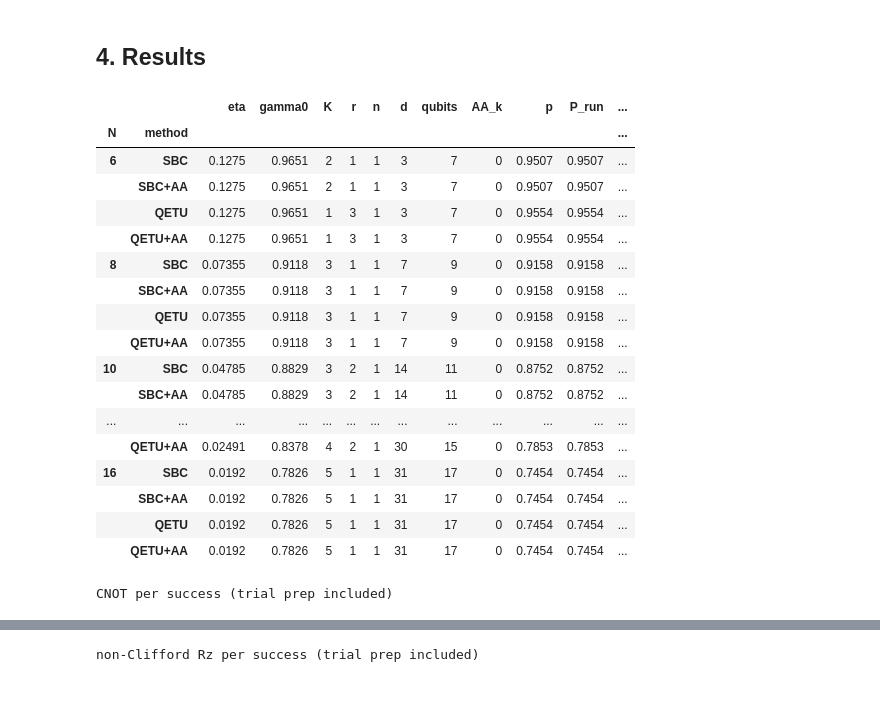
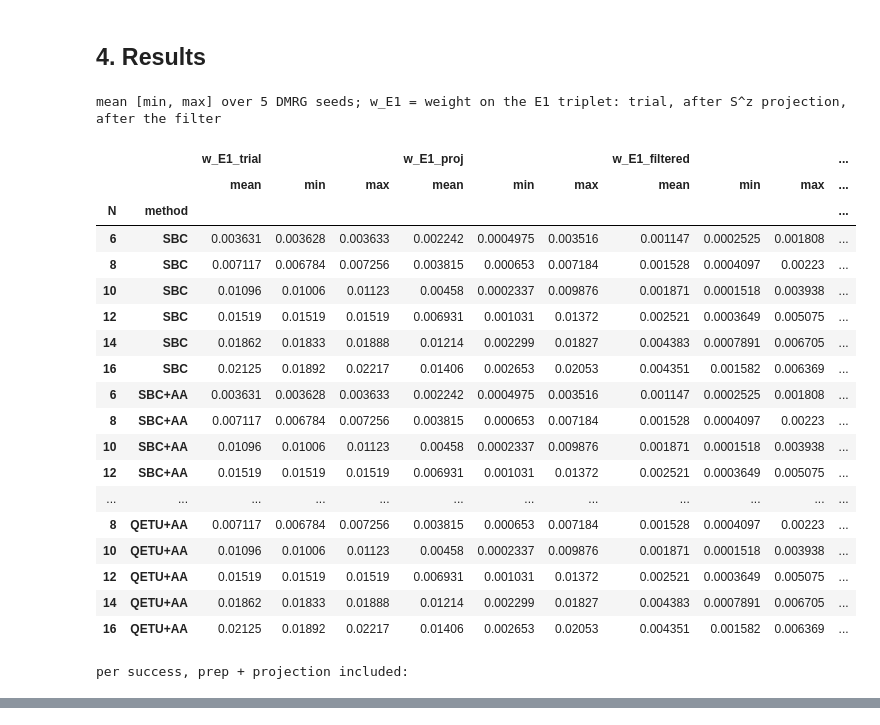
Before and after one commit to aaronseymour7/CLAUDE, a Jupyter notebook: ORNL/workflow_study.ipynb, the cells around one changed output, grey strips where cells are left out. Cells and saved outputs as stored; diff of their text form; code cells hidden in the pictures; blank space fills up the shorter version.

```diff
--- a/ORNL/workflow_study.ipynb
+++ b/ORNL/workflow_study.ipynb
@@ -353,8 +413,8 @@ def qetu_phases(K, r):
     return sol.x, err
 
 checks = []
-for N in NS:
-    ch = chains[N]; b = res[(res.N == N) & (res.method == "QETU")].iloc[0]
+for N in NS:                          # first seed only: QETU and SBC share p and 1 - F for any trial
+    ch = chains[(N, SEEDS[0])]; b = res[(res.N == N) & (res.seed == SEEDS[0]) & (res.method == "QETU")].iloc[0]
     K, r, n = int(b.K), int(b.r), int(b.n)
     phi, err = qetu_phases(K, r)
     U = QuantumCircuit(N + 1); U.rx(-2 * phi[0], N)                    # e^{iφX} = Rx(-2φ)
@@ -382,43 +442,54 @@ checks.to_csv("results/workflow_qetu_check.csv")
 # %% [markdown]
 ## 4. Results
 # %%
-fmt = {c: "{:.4g}" for c in ["eta", "gamma0", "p", "P_run", "CNOT_run", "Rz_run", "CNOT_per_success", "Rz_per_success",
-                              "filter_CNOT_per_success", "filter_Rz_per_success"]}
-fmt["infid"] = "{:.2e}"
-display(res.set_index(["N", "method"]).style.format(fmt))
+# mean and range (min, max) over the DMRG seeds, per N and method
+agg_cols = ["w_E1_trial", "w_E1_proj", "w_E1_filtered", "gamma0", "p", "infid", "CNOT_per_success", "Rz_per_success"]
+summ = res.groupby(["N", "method"])[agg_cols].agg(["mean", "min", "max"])
+pd.set_option("display.float_format", "{:.4g}".format)
+print(f"mean [min, max] over {len(SEEDS)} DMRG seeds; w_E1 = weight on the E1 triplet: trial, after S^z projection, after the filter")
+display(summ.loc[(slice(None), METHODS), :])
+summ.to_csv("results/workflow_study_seed_stats.csv")
 
-print("\nCNOT per success (trial prep included)")
-display(res.pivot(index="N", columns="method", values="CNOT_per_success")[METHODS].style.format("{:.4g}"))
-print("non-Clifford Rz per success (trial prep included)")
-display(res.pivot(index="N", columns="method", values="Rz_per_success")[METHODS].style.format("{:.4g}"))
-print("qubits")
-display(res.pivot(index="N", columns="method", values="qubits")[METHODS])
+def cell(x, f):
+    return f"{f.format(x['mean'])} [{f.format(x['min'])}, {f.format(x['max'])}]"
+tab = []
+for N in NS:
+    s = summ.loc[(N, "SBC")]; q = summ.loc[(N, "QETU")]
+    tab.append(dict(N=N, w_E1_trial=cell(s["w_E1_trial"], "{:.4f}"), w_E1_proj=cell(s["w_E1_proj"], "{:.4f}"),
+                    gamma0=cell(s["gamma0"], "{:.3f}"), SBC_CNOT=cell(s["CNOT_per_success"], "{:,.0f}"),
+                    QETU_CNOT=cell(q["CNOT_per_success"], "{:,.0f}"), SBC_Rz=cell(s["Rz_per_success"], "{:,.0f}")))
+print("\nper success, prep + projection included:")
+display(pd.DataFrame(tab).set_index("N"))
+print("qubits (seed-independent where the filter choice agrees)")
+display(res.groupby(["N", "method"]).qubits.agg(["min", "max"]).unstack()[["min", "max"]])
 
 fits = []
 for name in METHODS:
-    s = res[res.method == name]
+    s = res[res.method == name].groupby("N").mean(numeric_only=True)
     for col in ("CNOT_per_success", "Rz_per_success", "filter_CNOT_per_success"):
-        a, b = np.polyfit(np.log(s.N), np.log(s[col]), 1)
+        a, b = np.polyfit(np.log(s.index), np.log(s[col]), 1)
         fits.append(dict(method=name, quantity=col, exponent_in_N=a, prefactor=np.exp(b)))
-print("power-law fits  cost ≈ C · N^α  over N =", NS)
+print("power-law fits of the seed mean  cost ≈ C · N^α  over N =", NS)
 display(pd.DataFrame(fits).pivot(index="method", columns="quantity", values="exponent_in_N").loc[METHODS].round(2))
 # %% [output]
+mean [min, max] over 5 DMRG seeds; w_E1 = weight on the E1 triplet: trial, after S^z projection, after the filter
-|  |  | eta | gamma0 | K | r | n | d | qubits | AA_k | p | P_run | ... |
-| N | method |  |  |  |  |  |  |  |  |  |  | ... |
-| 6 | SBC | 0.1275 | 0.9651 | 2 | 1 | 1 | 3 | 7 | 0 | 0.9507 | 0.9507 | ... |
-|  | SBC+AA | 0.1275 | 0.9651 | 2 | 1 | 1 | 3 | 7 | 0 | 0.9507 | 0.9507 | ... |
-|  | QETU | 0.1275 | 0.9651 | 1 | 3 | 1 | 3 | 7 | 0 | 0.9554 | 0.9554 | ... |
-|  | QETU+AA | 0.1275 | 0.9651 | 1 | 3 | 1 | 3 | 7 | 0 | 0.9554 | 0.9554 | ... |
-| 8 | SBC | 0.07355 | 0.9118 | 3 | 1 | 1 | 7 | 9 | 0 | 0.9158 | 0.9158 | ... |
-|  | SBC+AA | 0.07355 | 0.9118 | 3 | 1 | 1 | 7 | 9 | 0 | 0.9158 | 0.9158 | ... |
-|  | QETU | 0.07355 | 0.9118 | 3 | 1 | 1 | 7 | 9 | 0 | 0.9158 | 0.9158 | ... |
-|  | QETU+AA | 0.07355 | 0.9118 | 3 | 1 | 1 | 7 | 9 | 0 | 0.9158 | 0.9158 | ... |
-| 10 | SBC | 0.04785 | 0.8829 | 3 | 2 | 1 | 14 | 11 | 0 | 0.8752 | 0.8752 | ... |
-|  | SBC+AA | 0.04785 | 0.8829 | 3 | 2 | 1 | 14 | 11 | 0 | 0.8752 | 0.8752 | ... |
-| ... | ... | ... | ... | ... | ... | ... | ... | ... | ... | ... | ... | ... |
-|  | QETU+AA | 0.02491 | 0.8378 | 4 | 2 | 1 | 30 | 15 | 0 | 0.7853 | 0.7853 | ... |
-| 16 | SBC | 0.0192 | 0.7826 | 5 | 1 | 1 | 31 | 17 | 0 | 0.7454 | 0.7454 | ... |
-|  | SBC+AA | 0.0192 | 0.7826 | 5 | 1 | 1 | 31 | 17 | 0 | 0.7454 | 0.7454 | ... |
-|  | QETU | 0.0192 | 0.7826 | 5 | 1 | 1 | 31 | 17 | 0 | 0.7454 | 0.7454 | ... |
-|  | QETU+AA | 0.0192 | 0.7826 | 5 | 1 | 1 | 31 | 17 | 0 | 0.7454 | 0.7454 | ... |
+|  |  | w_E1_trial |  |  | w_E1_proj |  |  | w_E1_filtered |  |  | ... |
+|  |  | mean | min | max | mean | min | max | mean | min | max | ... |
+| N | method |  |  |  |  |  |  |  |  |  | ... |
+| 6 | SBC | 0.003631 | 0.003628 | 0.003633 | 0.002242 | 0.0004975 | 0.003516 | 0.001147 | 0.0002525 | 0.001808 | ... |
+| 8 | SBC | 0.007117 | 0.006784 | 0.007256 | 0.003815 | 0.000653 | 0.007184 | 0.001528 | 0.0004097 | 0.00223 | ... |
+| 10 | SBC | 0.01096 | 0.01006 | 0.01123 | 0.00458 | 0.0002337 | 0.009876 | 0.001871 | 0.0001518 | 0.003938 | ... |
+| 12 | SBC | 0.01519 | 0.01519 | 0.01519 | 0.006931 | 0.001031 | 0.01372 | 0.002521 | 0.0003649 | 0.005075 | ... |
+| 14 | SBC | 0.01862 | 0.01833 | 0.01888 | 0.01214 | 0.002299 | 0.01827 | 0.004383 | 0.0007891 | 0.006705 | ... |
+| 16 | SBC | 0.02125 | 0.01892 | 0.02217 | 0.01406 | 0.002653 | 0.02053 | 0.004351 | 0.001582 | 0.006369 | ... |
+| 6 | SBC+AA | 0.003631 | 0.003628 | 0.003633 | 0.002242 | 0.0004975 | 0.003516 | 0.001147 | 0.0002525 | 0.001808 | ... |
+| 8 | SBC+AA | 0.007117 | 0.006784 | 0.007256 | 0.003815 | 0.000653 | 0.007184 | 0.001528 | 0.0004097 | 0.00223 | ... |
+| 10 | SBC+AA | 0.01096 | 0.01006 | 0.01123 | 0.00458 | 0.0002337 | 0.009876 | 0.001871 | 0.0001518 | 0.003938 | ... |
+| 12 | SBC+AA | 0.01519 | 0.01519 | 0.01519 | 0.006931 | 0.001031 | 0.01372 | 0.002521 | 0.0003649 | 0.005075 | ... |
+| ... | ... | ... | ... | ... | ... | ... | ... | ... | ... | ... | ... |
+| 8 | QETU+AA | 0.007117 | 0.006784 | 0.007256 | 0.003815 | 0.000653 | 0.007184 | 0.001528 | 0.0004097 | 0.00223 | ... |
+| 10 | QETU+AA | 0.01096 | 0.01006 | 0.01123 | 0.00458 | 0.0002337 | 0.009876 | 0.001871 | 0.0001518 | 0.003938 | ... |
+| 12 | QETU+AA | 0.01519 | 0.01519 | 0.01519 | 0.006931 | 0.001031 | 0.01372 | 0.002521 | 0.0003649 | 0.005075 | ... |
+| 14 | QETU+AA | 0.01862 | 0.01833 | 0.01888 | 0.01214 | 0.002299 | 0.01827 | 0.004383 | 0.0007891 | 0.006705 | ... |
+| 16 | QETU+AA | 0.02125 | 0.01892 | 0.02217 | 0.01406 | 0.002653 | 0.02053 | 0.004351 | 0.001582 | 0.006369 | ... |
-CNOT per success (trial prep included)
+per success, prep + projection included:
@@ -433 +503,0 @@ CNOT per success (trial prep included)
-non-Clifford Rz per success (trial prep included)
```
Also changed, not shown: parts of 6 cells of this notebook, 5 other files.
